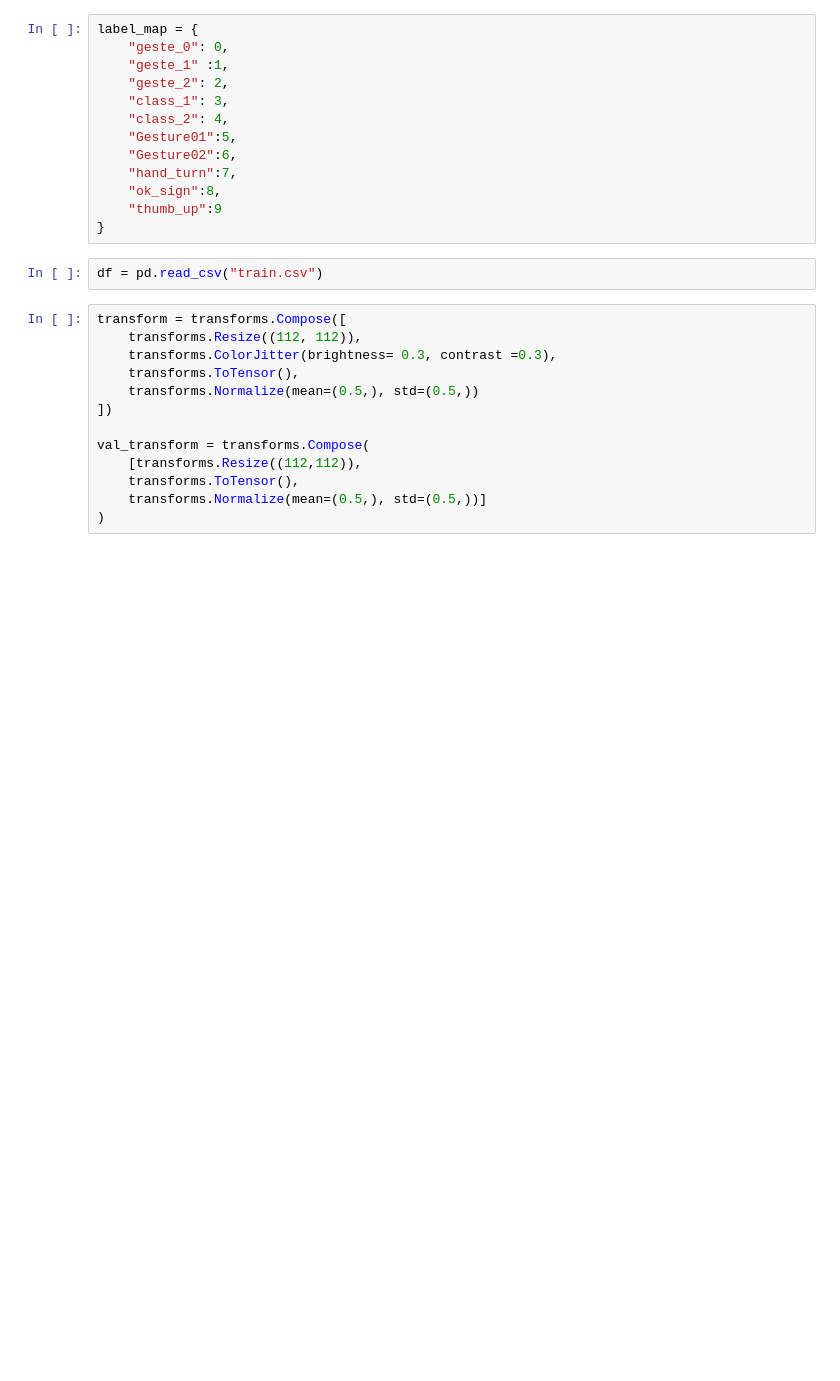
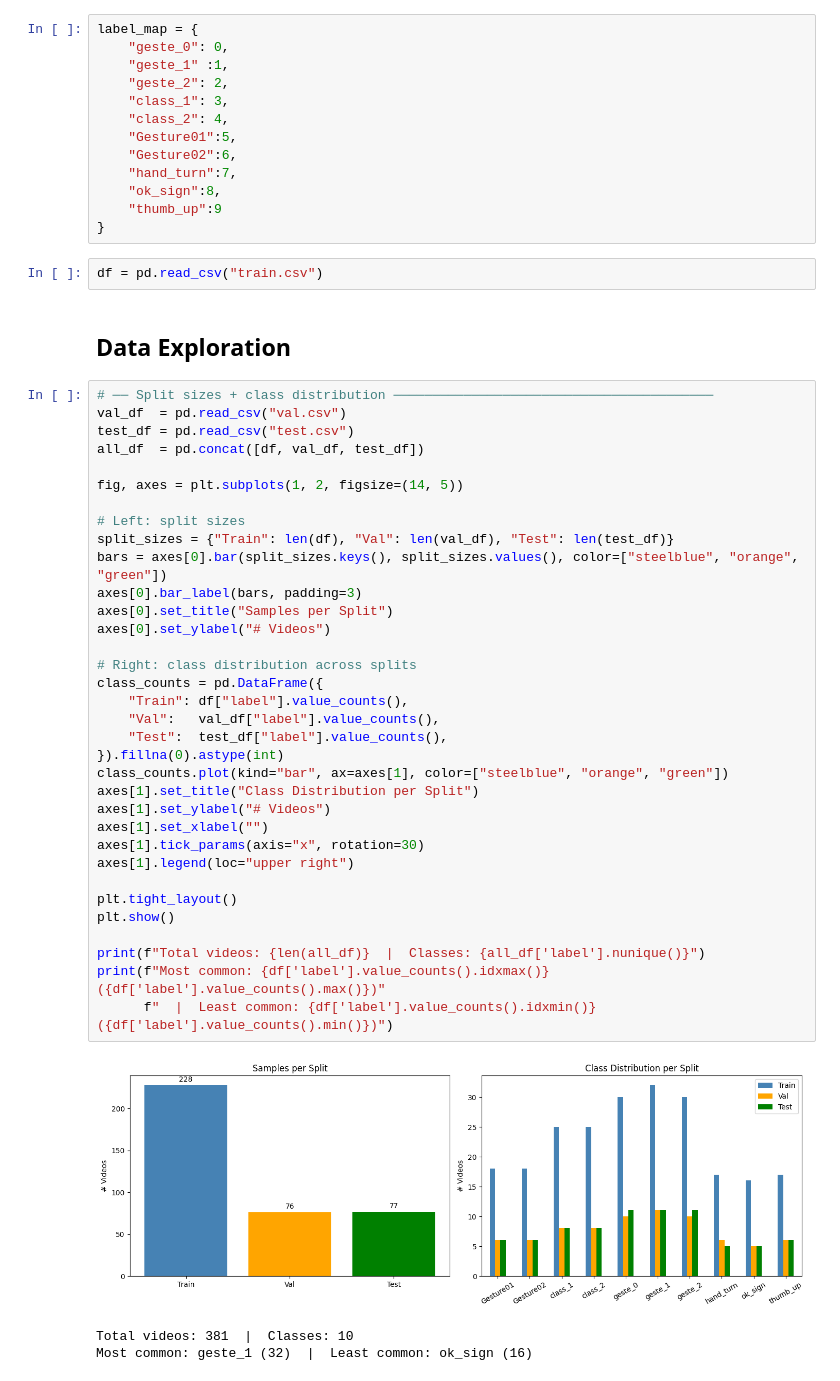
Before and after one commit to himanshunikam/Handgesten, a Jupyter notebook: exp_04.ipynb, the cells around one changed output. Cells and saved outputs as stored; diff of their text form; blank space fills up the shorter version.

```diff
--- a/exp_04.ipynb
+++ b/exp_04.ipynb
@@ -77,16 +114,43 @@ label_map = {
 }
 # %%
 df = pd.read_csv("train.csv")
-# %%
-transform = transforms.Compose([
-    transforms.Resize((112, 112)),
-    transforms.ColorJitter(brightness= 0.3, contrast =0.3),
-    transforms.ToTensor(),
-    transforms.Normalize(mean=(0.5,), std=(0.5,))
-])
-
-val_transform = transforms.Compose(
-    [transforms.Resize((112,112)),
-    transforms.ToTensor(),
-    transforms.Normalize(mean=(0.5,), std=(0.5,))]
-)
+# %% [markdown]
+## Data Exploration
+# %%
+# ── Split sizes + class distribution ─────────────────────────────────────────
+val_df  = pd.read_csv("val.csv")
+test_df = pd.read_csv("test.csv")
+all_df  = pd.concat([df, val_df, test_df])
+
+fig, axes = plt.subplots(1, 2, figsize=(14, 5))
+
+# Left: split sizes
+split_sizes = {"Train": len(df), "Val": len(val_df), "Test": len(test_df)}
+bars = axes[0].bar(split_sizes.keys(), split_sizes.values(), color=["steelblue", "orange", "green"])
+axes[0].bar_label(bars, padding=3)
+axes[0].set_title("Samples per Split")
+axes[0].set_ylabel("# Videos")
+
+# Right: class distribution across splits
+class_counts = pd.DataFrame({
+    "Train": df["label"].value_counts(),
+    "Val":   val_df["label"].value_counts(),
+    "Test":  test_df["label"].value_counts(),
+}).fillna(0).astype(int)
+class_counts.plot(kind="bar", ax=axes[1], color=["steelblue", "orange", "green"])
+axes[1].set_title("Class Distribution per Split")
+axes[1].set_ylabel("# Videos")
+axes[1].set_xlabel("")
+axes[1].tick_params(axis="x", rotation=30)
+axes[1].legend(loc="upper right")
+
+plt.tight_layout()
+plt.show()
+
+print(f"Total videos: {len(all_df)}  |  Classes: {all_df['label'].nunique()}")
+print(f"Most common: {df['label'].value_counts().idxmax()} ({df['label'].value_counts().max()})"
+      f"  |  Least common: {df['label'].value_counts().idxmin()} ({df['label'].value_counts().min()})")
+# %% [output]
+[figure, added]
+Total videos: 381  |  Classes: 10
+Most common: geste_1 (32)  |  Least common: ok_sign (16)
```
Also changed, not shown: parts of 14 cells of this notebook, 1 other file.
